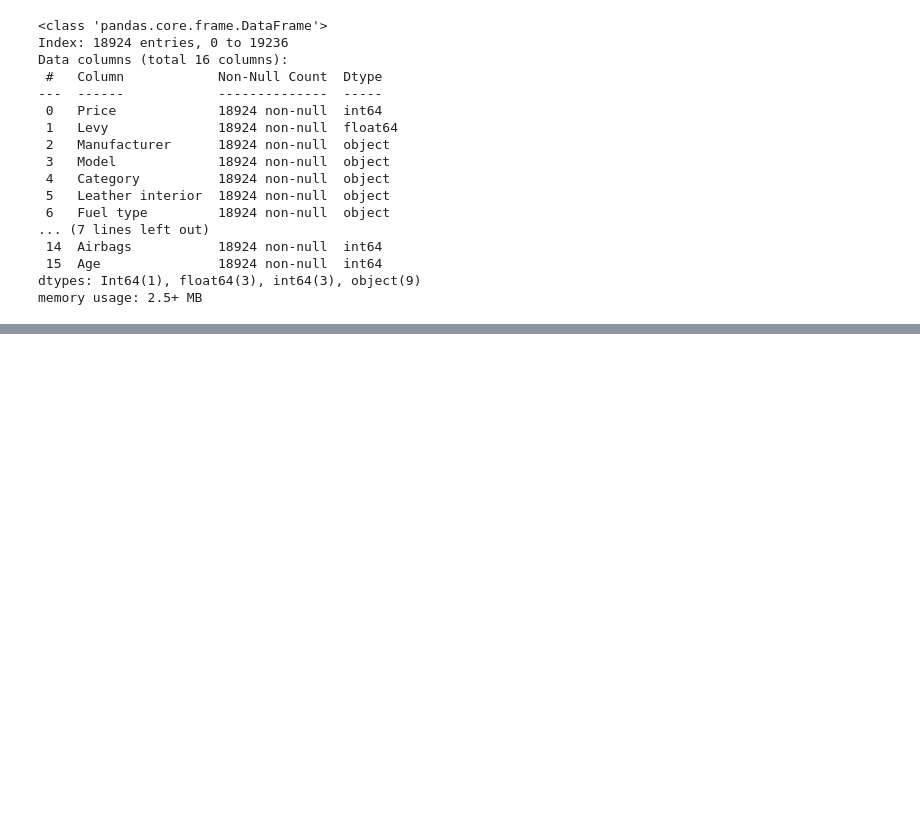
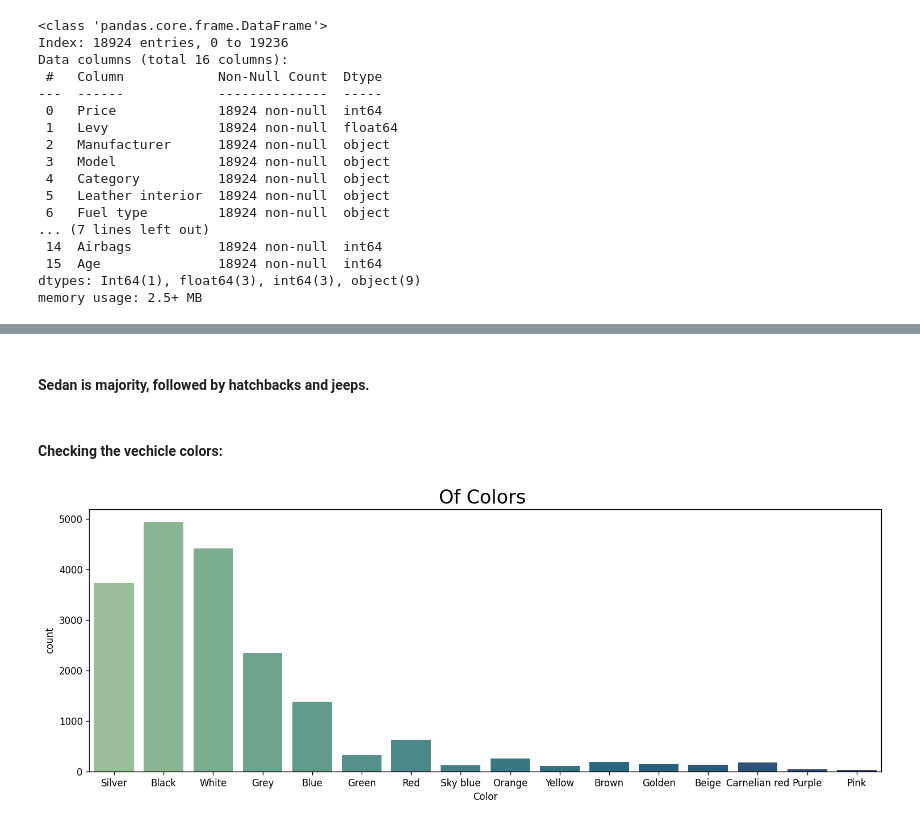
Before and after one commit to saif-gitreps/Car-price-prediction-model, a Jupyter notebook: main.ipynb, the cells around one changed output, grey strips where cells are left out. Saved outputs shown, nothing was run; the diff lists cells and outputs as text; code cells hidden in the pictures; blank space fills up the shorter version.

```diff
--- a/main.ipynb
+++ b/main.ipynb
@@ -228,0 +250,11 @@ memory usage: 2.5+ MB
+# %% [markdown]
+#### Sedan is majority, followed by hatchbacks and jeeps.
+# %% [markdown]
+#### Checking the vechicle colors:
+# %%
+plt.subplots(figsize=(15,5), dpi=120)
+sns.countplot(data= data, x='Color',palette='crest')
+plt.title("Of Colors ",fontsize=20)
+plt.show()
+# %% [output]
+[figure, added]
```
Also changed, not shown: parts of 14 cells of this notebook.
